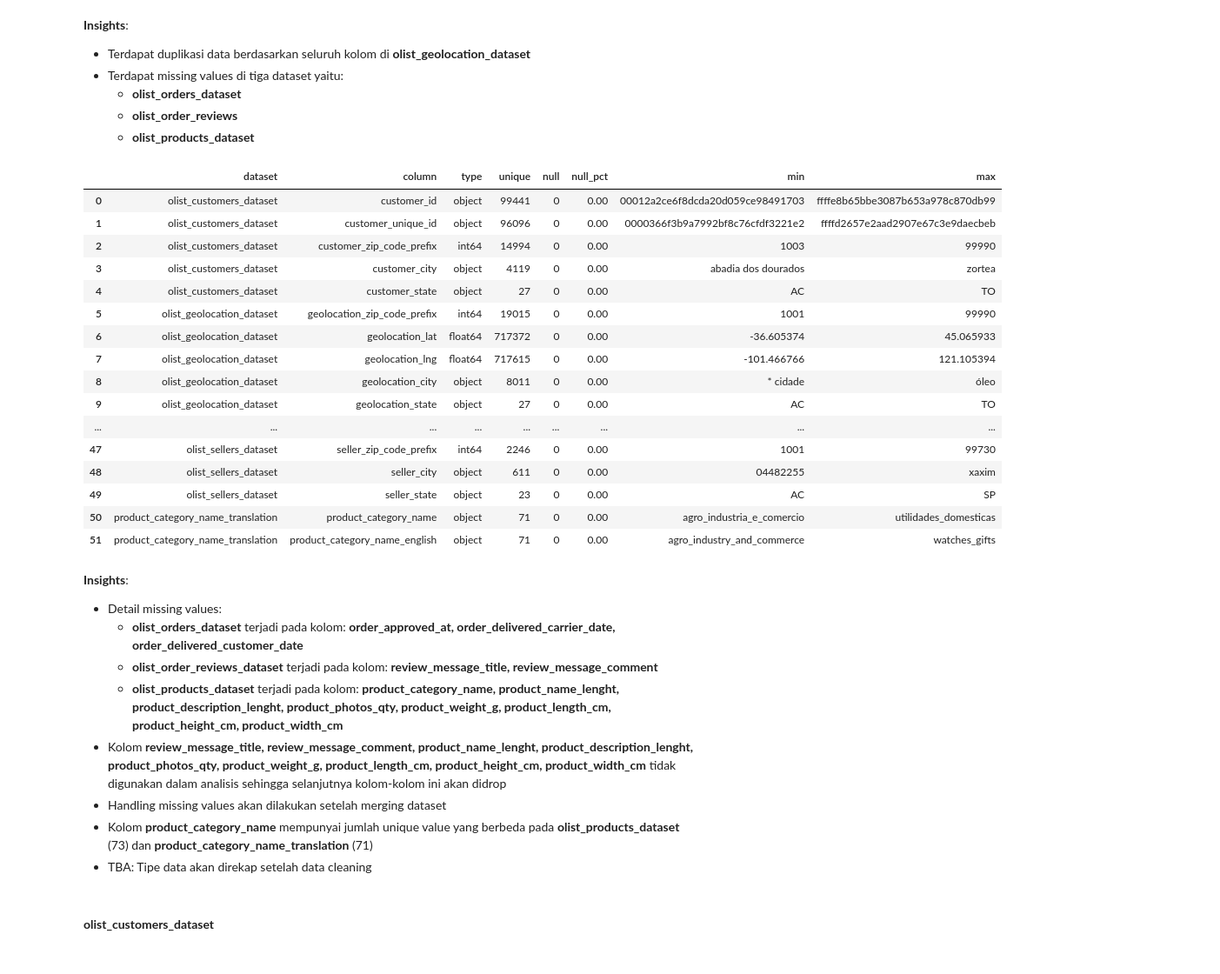
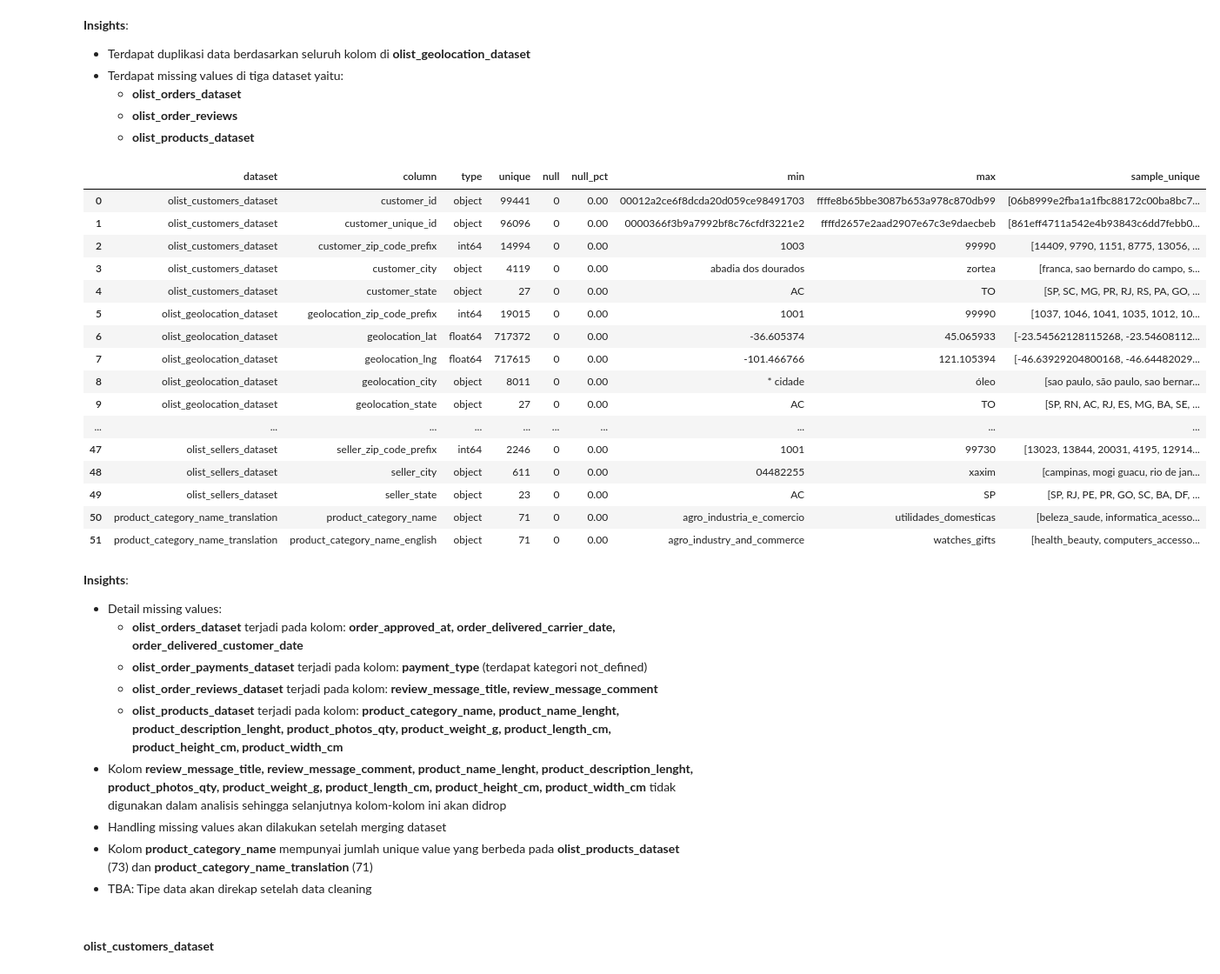
Before and after one commit to aridiawan/ecommerce-analysis, a Jupyter notebook: notebooks/1.0.2-data-preparation.ipynb, the cells around one changed output. Shown at 87% size. Drawn from its saved outputs; the diff is of its cells as text; code cells hidden in the pictures.

Commit message:
update minor data prep: payment type not defined

```diff
--- a/notebooks/1.0.2-data-preparation.ipynb
+++ b/notebooks/1.0.2-data-preparation.ipynb
@@ -17,7 +17,7 @@ import matplotlib.pyplot as plt
 import warnings
 warnings.filterwarnings("ignore")
 pd.set_option("display.max_columns", None)
-pd.set_option("display.max_colwidth", None)
+pd.set_option("display.max_colwidth", 100)
 pd.set_option("display.max_rows", None)
 # %% [markdown]
 Notebook ini berisi data preparation untuk melakukan analisis customer sebuah e-commerce. Tahapan preparasi terdiri dari: (1) data understanding termasuk menemukan permasalahan pada data seperti duplicates, missing values, ambiguity, dan outliers, dan (2) data cleaning dengan melakukan penanganan data yang sesuai dengan masalahnya.
@@ -108,42 +108,44 @@ pd.DataFrame(dataInfo)
 # %%
 # skimming function
 def skim(data, name):
     summary = pd.DataFrame({
                 'dataset' : name,
                 'column': data.columns.values,
                 'type': data.dtypes.values,
                 'unique': data.nunique().values,
                 'null': data.isna().sum().reset_index()[0],
                 'null_pct': round(data.isna().sum().reset_index()[0]/len(data)*100, 2),
                 'min': data.dropna().min().values,
-                'max': data.dropna().max().values
+                'max': data.dropna().max().values,
+                'sample_unique': [data[col].unique() for col in data.columns.values]
                 })
     return summary
 
 # check
 pd.concat([skim(dfs[n], n) for n in dfs.keys()], sort=False, ignore_index=True)
 # %% [output]
-|  | dataset | column | type | unique | null | null_pct | min | max |
-| 0 | olist_customers_dataset | customer_id | object | 99441 | 0 | 0.00 | 00012a2ce6f8dcda20d059ce98491703 | ffffe8b65bbe3087b653a978c870db99 |
-| 1 | olist_customers_dataset | customer_unique_id | object | 96096 | 0 | 0.00 | 0000366f3b9a7992bf8c76cfdf3221e2 | ffffd2657e2aad2907e67c3e9daecbeb |
-| 2 | olist_customers_dataset | customer_zip_code_prefix | int64 | 14994 | 0 | 0.00 | 1003 | 99990 |
-| 3 | olist_customers_dataset | customer_city | object | 4119 | 0 | 0.00 | abadia dos dourados | zortea |
-| 4 | olist_customers_dataset | customer_state | object | 27 | 0 | 0.00 | AC | TO |
-| 5 | olist_geolocation_dataset | geolocation_zip_code_prefix | int64 | 19015 | 0 | 0.00 | 1001 | 99990 |
-| 6 | olist_geolocation_dataset | geolocation_lat | float64 | 717372 | 0 | 0.00 | -36.605374 | 45.065933 |
-| 7 | olist_geolocation_dataset | geolocation_lng | float64 | 717615 | 0 | 0.00 | -101.466766 | 121.105394 |
-| 8 | olist_geolocation_dataset | geolocation_city | object | 8011 | 0 | 0.00 | * cidade | óleo |
-| 9 | olist_geolocation_dataset | geolocation_state | object | 27 | 0 | 0.00 | AC | TO |
-| ... | ... | ... | ... | ... | ... | ... | ... | ... |
-| 47 | olist_sellers_dataset | seller_zip_code_prefix | int64 | 2246 | 0 | 0.00 | 1001 | 99730 |
-| 48 | olist_sellers_dataset | seller_city | object | 611 | 0 | 0.00 | 04482255 | xaxim |
-| 49 | olist_sellers_dataset | seller_state | object | 23 | 0 | 0.00 | AC | SP |
-| 50 | product_category_name_translation | product_category_name | object | 71 | 0 | 0.00 | agro_industria_e_comercio | utilidades_domesticas |
-| 51 | product_category_name_translation | product_category_name_english | object | 71 | 0 | 0.00 | agro_industry_and_commerce | watches_gifts |
+|  | dataset | column | type | unique | null | null_pct | min | max | sample_unique |
+| 0 | olist_customers_dataset | customer_id | object | 99441 | 0 | 0.00 | 00012a2ce6f8dcda20d059ce98491703 | ffffe8b65bbe3087b653a978c870db99 | [06b8999e2fba1a1fbc88172c00ba8bc7... |
+| 1 | olist_customers_dataset | customer_unique_id | object | 96096 | 0 | 0.00 | 0000366f3b9a7992bf8c76cfdf3221e2 | ffffd2657e2aad2907e67c3e9daecbeb | [861eff4711a542e4b93843c6dd7febb0... |
+| 2 | olist_customers_dataset | customer_zip_code_prefix | int64 | 14994 | 0 | 0.00 | 1003 | 99990 | [14409, 9790, 1151, 8775, 13056, ... |
+| 3 | olist_customers_dataset | customer_city | object | 4119 | 0 | 0.00 | abadia dos dourados | zortea | [franca, sao bernardo do campo, s... |
+| 4 | olist_customers_dataset | customer_state | object | 27 | 0 | 0.00 | AC | TO | [SP, SC, MG, PR, RJ, RS, PA, GO, ... |
+| 5 | olist_geolocation_dataset | geolocation_zip_code_prefix | int64 | 19015 | 0 | 0.00 | 1001 | 99990 | [1037, 1046, 1041, 1035, 1012, 10... |
+| 6 | olist_geolocation_dataset | geolocation_lat | float64 | 717372 | 0 | 0.00 | -36.605374 | 45.065933 | [-23.54562128115268, -23.54608112... |
+| 7 | olist_geolocation_dataset | geolocation_lng | float64 | 717615 | 0 | 0.00 | -101.466766 | 121.105394 | [-46.63929204800168, -46.64482029... |
+| 8 | olist_geolocation_dataset | geolocation_city | object | 8011 | 0 | 0.00 | * cidade | óleo | [sao paulo, são paulo, sao bernar... |
+| 9 | olist_geolocation_dataset | geolocation_state | object | 27 | 0 | 0.00 | AC | TO | [SP, RN, AC, RJ, ES, MG, BA, SE, ... |
+| ... | ... | ... | ... | ... | ... | ... | ... | ... | ... |
+| 47 | olist_sellers_dataset | seller_zip_code_prefix | int64 | 2246 | 0 | 0.00 | 1001 | 99730 | [13023, 13844, 20031, 4195, 12914... |
+| 48 | olist_sellers_dataset | seller_city | object | 611 | 0 | 0.00 | 04482255 | xaxim | [campinas, mogi guacu, rio de jan... |
+| 49 | olist_sellers_dataset | seller_state | object | 23 | 0 | 0.00 | AC | SP | [SP, RJ, PE, PR, GO, SC, BA, DF, ... |
+| 50 | product_category_name_translation | product_category_name | object | 71 | 0 | 0.00 | agro_industria_e_comercio | utilidades_domesticas | [beleza_saude, informatica_acesso... |
+| 51 | product_category_name_translation | product_category_name_english | object | 71 | 0 | 0.00 | agro_industry_and_commerce | watches_gifts | [health_beauty, computers_accesso... |
 # %% [markdown]
 **Insights**:
 * Detail missing values:
     * **olist_orders_dataset** terjadi pada kolom: **order_approved_at, order_delivered_carrier_date, order_delivered_customer_date**
+    * **olist_order_payments_dataset** terjadi pada kolom: **payment_type** (terdapat kategori not_defined)
     * **olist_order_reviews_dataset** terjadi pada kolom: **review_message_title, review_message_comment**
     * **olist_products_dataset** terjadi pada kolom: **product_category_name, product_name_lenght, product_description_lenght, product_photos_qty, product_weight_g, product_length_cm, product_height_cm, product_width_cm**
 * Kolom **review_message_title, review_message_comment, product_name_lenght, product_description_lenght, product_photos_qty, product_weight_g, product_length_cm, product_height_cm, product_width_cm** tidak digunakan dalam analisis sehingga selanjutnya kolom-kolom ini akan didrop
```
Also changed, not shown: parts of 7 cells of this notebook.
